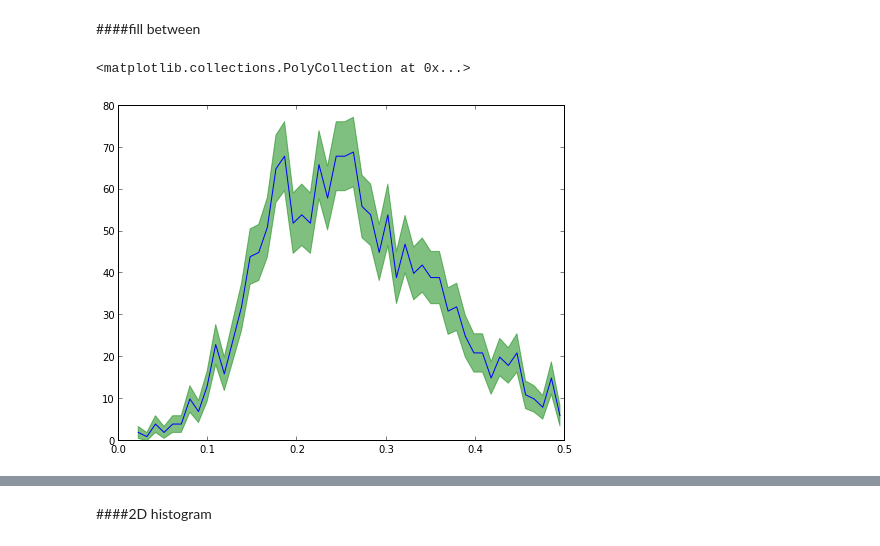
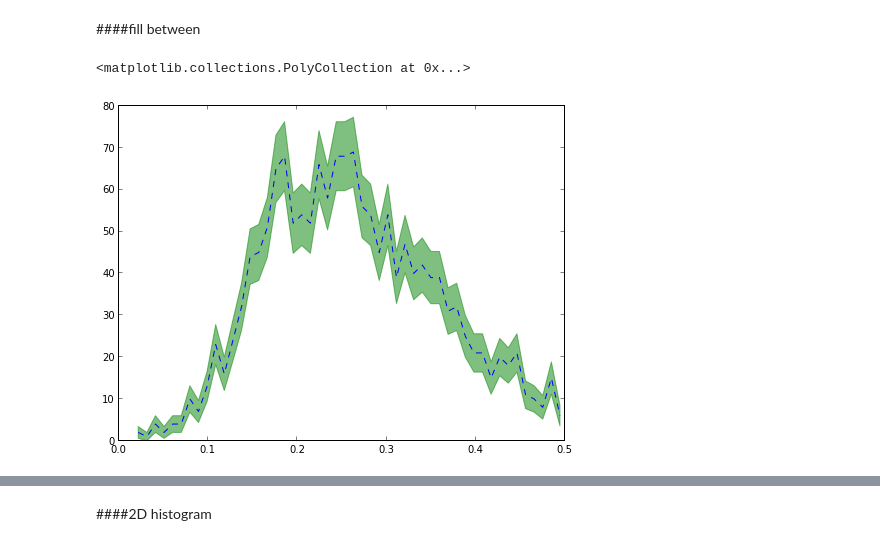
Before and after one commit to piti118/babar_python_tutorial, a Jupyter notebook: notebooks/02_Read_And_Plot.ipynb, the cells around one changed output, grey strips where cells are left out. Cells and saved outputs as stored; diff of their text form; code cells hidden in the pictures.

```diff
--- a/notebooks/02_Read_And_Plot.ipynb
+++ b/notebooks/02_Read_And_Plot.ipynb
@@ -306,9 +308,9 @@ errorbar(x, h, err, ls='none', marker='o' ) #ls stands for linestyle;
 # %%
 h, e = np.histogram(bb.R2All, bins=50)
 err = np.sqrt(h)
 x = (e[1:]+e[:-1])/2.0
-plot(x, h) #ls stands for linestyle;
+plot(x, h, ls='--')
 fill_between(x, h-err, h+err, alpha=0.5, color='green')
 # %% [output]
 <matplotlib.collections.PolyCollection at 0x...>
-[figure, old version]
+[figure, new version]
```
Also changed, not shown: parts of 11 cells of this notebook, 1 other file.
